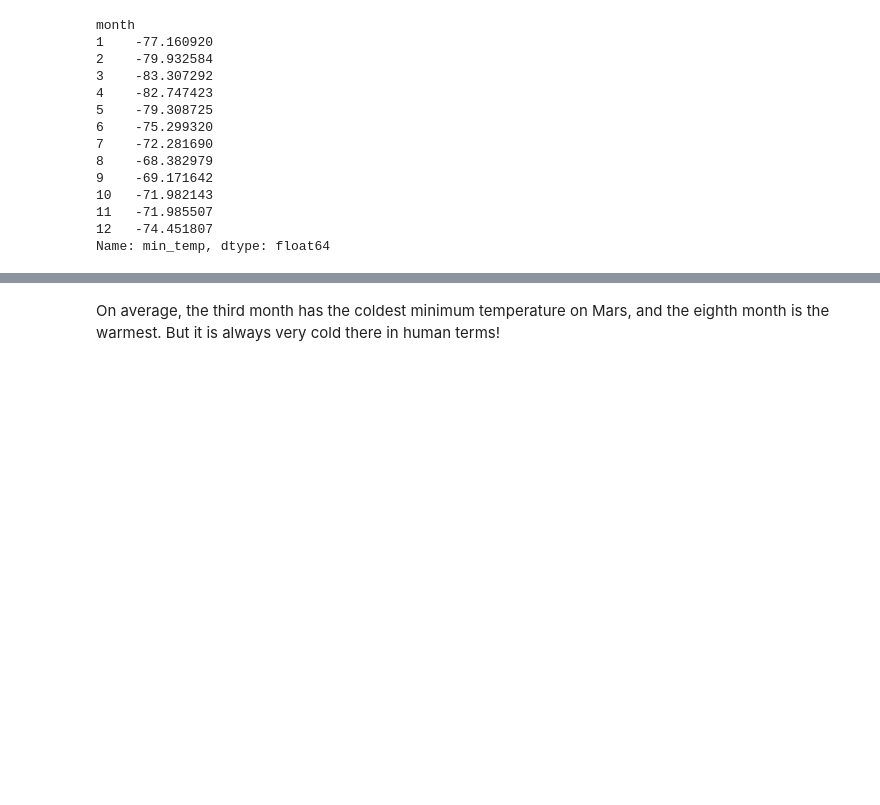
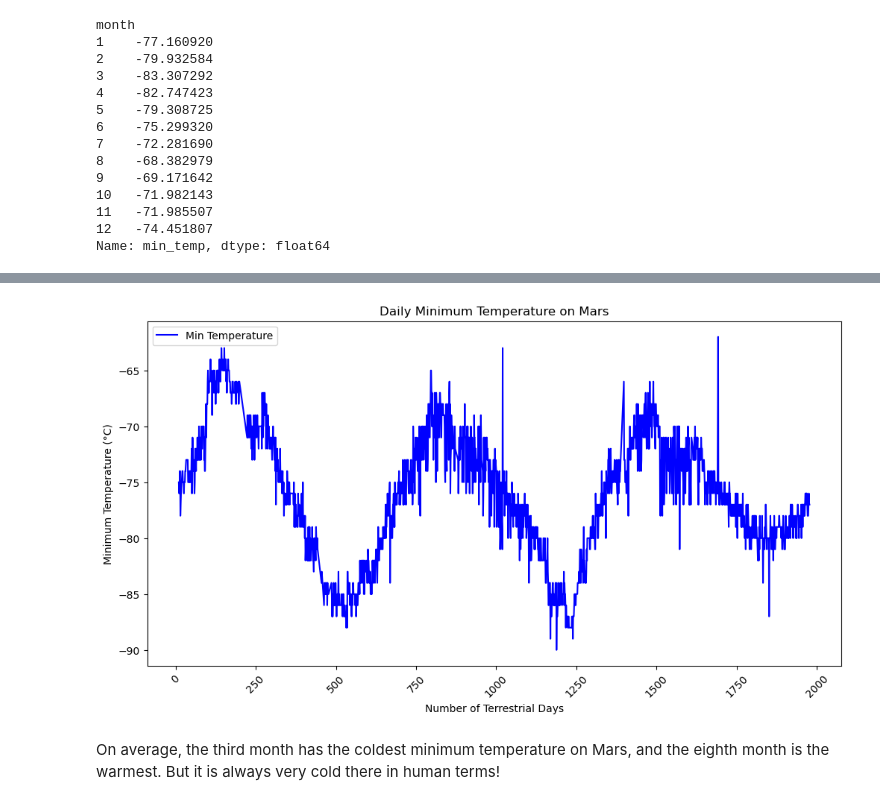
Before and after one commit to JaleesMoeen/Web_Scraping_Mars_News_and_Weather_Data_Summary, a Jupyter notebook: part_2_mars_weather.ipynb, the cells around one changed output, grey strips where cells are left out. Saved outputs shown, nothing was run; the diff lists cells and outputs as text; code cells hidden in the pictures; blank space fills up the shorter version.

```diff
--- a/part_2_mars_weather.ipynb
+++ b/part_2_mars_weather.ipynb
@@ -261,3 +363,21 @@ KeyError: 'month'
+# %%
+
+
+# Create a line plot of daily minimum temperatures
+plt.figure(figsize=(12, 6))
+plt.plot(mars_temp_df['sol'], mars_temp_df['min_temp'], label='Min Temperature', color='blue')
+plt.xlabel('Number of Terrestrial Days')
+plt.ylabel('Minimum Temperature (°C)')
+plt.title('Daily Minimum Temperature on Mars')
+plt.xticks(rotation=45)
+
+
+
+# Display the plot
+plt.legend()
+plt.show()
+# %% [output]
+[figure, added]
 # %% [markdown]
 On average, the third month has the coldest minimum temperature on Mars, and the eighth month is the warmest. But it is always very cold there in human terms!
 # %% [markdown]
```
Also changed, not shown: parts of 15 cells of this notebook, 1 other file.
